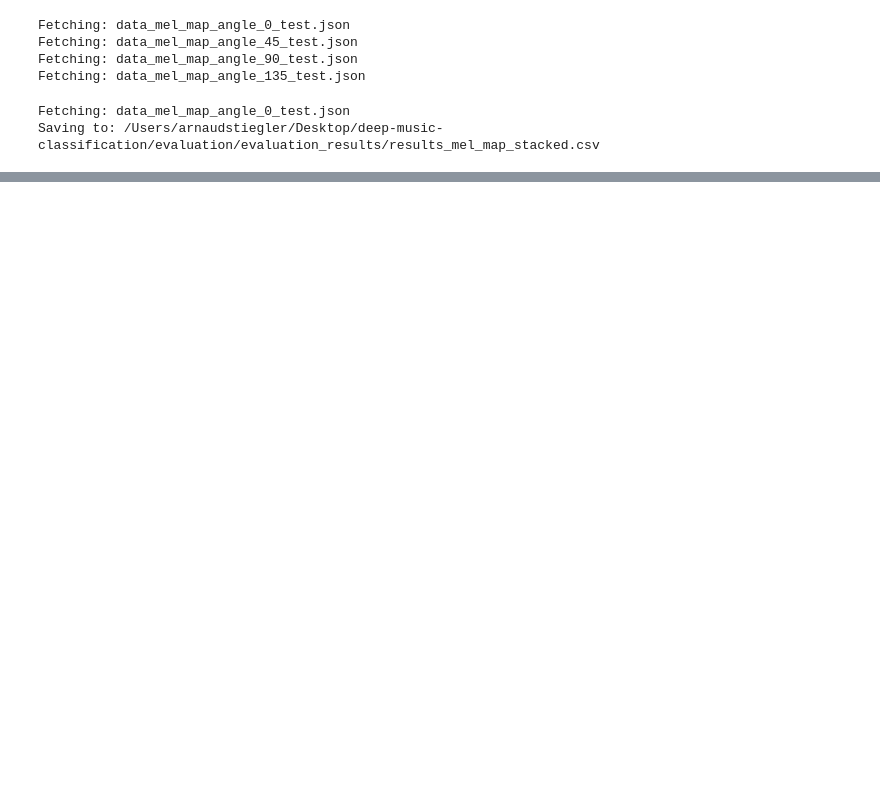
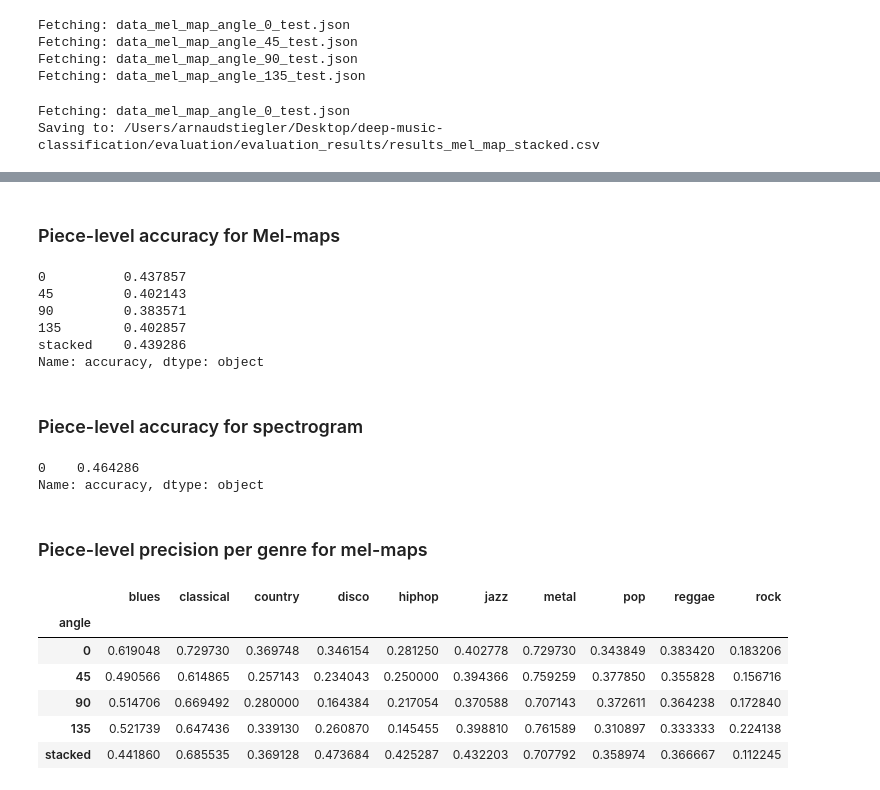
Before and after one commit to redouane-dziri/deep-music-classification, a Jupyter notebook: evaluation/evaluate_GLCM.ipynb, the cells around one changed output, grey strips where cells are left out. Cells and saved outputs as stored; diff of their text form; code cells hidden in the pictures; blank space fills up the shorter version.

```diff
--- a/evaluation/evaluate_GLCM.ipynb
+++ b/evaluation/evaluate_GLCM.ipynb
@@ -126,7 +102,7 @@ Fetching: data_mel_map_angle_135_test.json
 
 #Fetch the trained model
 model_path = git_root('models','saved_models',
-                                  'glcm_{}_stacked.h5'.format(mapping_for_saved_models[map_type],angle))
+                                  'glcm_{}_stacked.h5'.format(mapping_for_saved_models['mel_map']))
 net = load_model(model_path,  custom_objects={'AffineScalar':AffineScalar()})
 #For some reason, I need to cast my tensor to float32 for predict (and not for fit ?!)
 #dataset = tf.data.Dataset.from_tensors(tf.dtypes.cast(fetch_format_stacked(train=False), tf.float32))
@@ -181,6 +170,45 @@ for map_type in piece_level_acc:
         piece_level_acc[map_type][angle]['accuracy'] = report['accuracy']
 
         piece_level_acc[map_type][angle]['class_precision'] = {}
+        piece_level_acc[map_type][angle]['class_recall'] = {}
 
         for i in range(10):
             piece_level_acc[map_type][angle]['class_precision'][idx_to_label[i]] = report[str(i)]['precision']
+            piece_level_acc[map_type][angle]['class_recall'][idx_to_label[i]] = report[str(i)]['recall']
+# %% [markdown]
+### Piece-level accuracy for Mel-maps
+# %%
+pd.DataFrame(piece_level_acc['mel_map']).T['accuracy']
+# %% [output]
+0          0.437857
+45         0.402143
+90         0.383571
+135        0.402857
+stacked    0.439286
+Name: accuracy, dtype: object
+# %% [markdown]
+### Piece-level accuracy for spectrogram
+# %%
+pd.DataFrame(piece_level_acc['spectrogram']).T['accuracy']
+# %% [output]
+0    0.464286
+Name: accuracy, dtype: object
+# %% [markdown]
+### Piece-level precision per genre for mel-maps
+# %%
+x = []
+for angle in piece_level_acc[map_type]:
+    x.append(piece_level_acc['mel_map'][angle]['class_precision'])
+
+piece_level_mel_maps = pd.DataFrame(x)
+piece_level_mel_maps['angle'] = pd.Series(['0','45','90','135','stacked'])
+piece_level_mel_maps.set_index('angle', inplace=True)
+piece_level_mel_maps
+# %% [output]
+|  | blues | classical | country | disco | hiphop | jazz | metal | pop | reggae | rock |
+| angle |  |  |  |  |  |  |  |  |  |  |
+| 0 | 0.619048 | 0.729730 | 0.369748 | 0.346154 | 0.281250 | 0.402778 | 0.729730 | 0.343849 | 0.383420 | 0.183206 |
+| 45 | 0.490566 | 0.614865 | 0.257143 | 0.234043 | 0.250000 | 0.394366 | 0.759259 | 0.377850 | 0.355828 | 0.156716 |
+| 90 | 0.514706 | 0.669492 | 0.280000 | 0.164384 | 0.217054 | 0.370588 | 0.707143 | 0.372611 | 0.364238 | 0.172840 |
+| 135 | 0.521739 | 0.647436 | 0.339130 | 0.260870 | 0.145455 | 0.398810 | 0.761589 | 0.310897 | 0.333333 | 0.224138 |
+| stacked | 0.441860 | 0.685535 | 0.369128 | 0.473684 | 0.425287 | 0.432203 | 0.707792 | 0.358974 | 0.366667 | 0.112245 |
```
Also changed, not shown: parts of 49 cells of this notebook, 7 other files.
